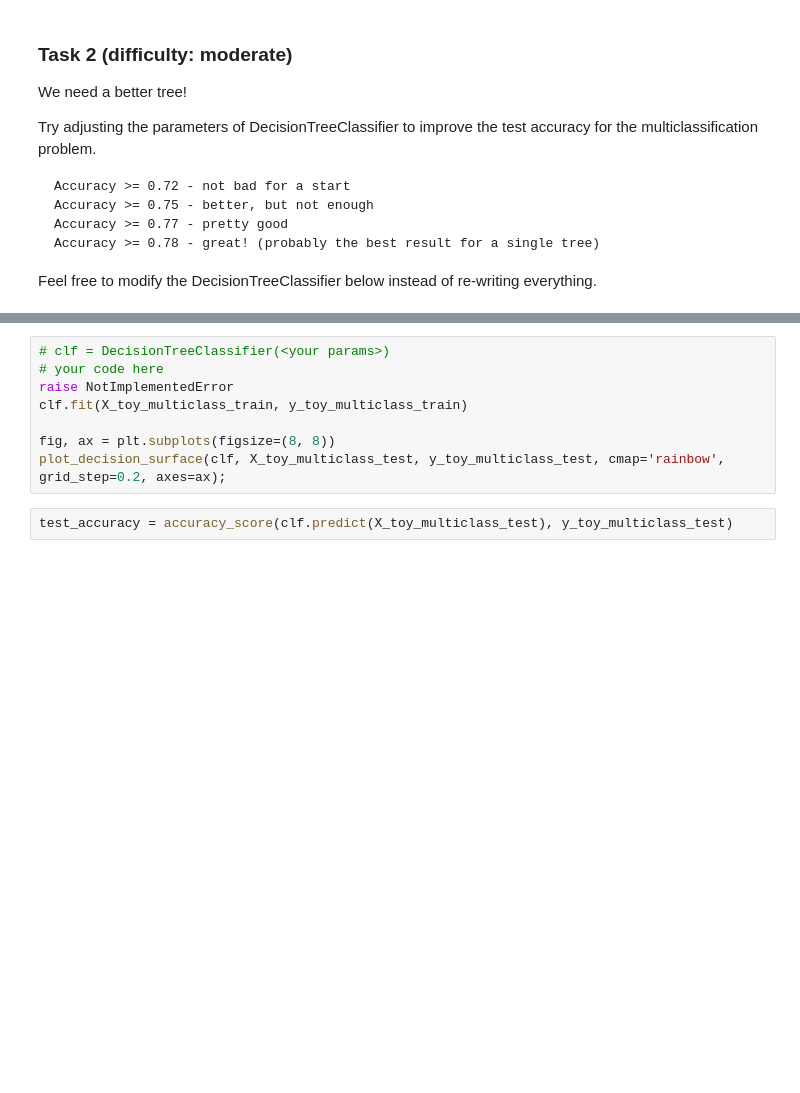
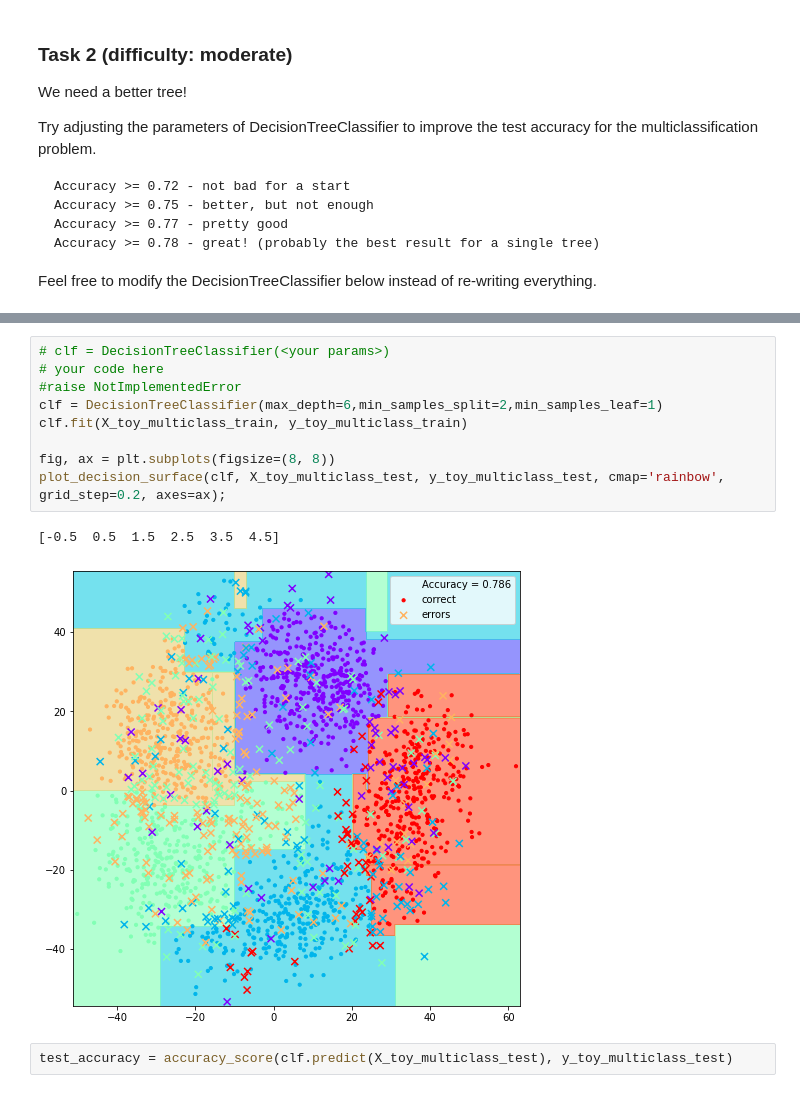
Before and after one commit to postolache/onboarding-ml, a Jupyter notebook: 03. Classification and Decision Trees/decision-trees.ipynb, the cells around one changed output, grey strips where cells are left out. Cells and saved outputs as stored; diff of their text form; blank space fills up the shorter version.

```diff
--- a/03. Classification and Decision Trees/decision-trees.ipynb
+++ b/03. Classification and Decision Trees/decision-trees.ipynb
@@ -155,11 +185,15 @@ plot_decision_surface(clf, X_toy_multiclass_test, y_toy_multiclass_test, cmap='r
 # %%
 # clf = DecisionTreeClassifier(<your params>)
 # your code here
-raise NotImplementedError
+#raise NotImplementedError
+clf = DecisionTreeClassifier(max_depth=6,min_samples_split=2,min_samples_leaf=1)
 clf.fit(X_toy_multiclass_train, y_toy_multiclass_train)
 
 fig, ax = plt.subplots(figsize=(8, 8))
 plot_decision_surface(clf, X_toy_multiclass_test, y_toy_multiclass_test, cmap='rainbow', grid_step=0.2, axes=ax);
+# %% [output]
+[-0.5  0.5  1.5  2.5  3.5  4.5]
+[figure, added]
 # %%
 test_accuracy = accuracy_score(clf.predict(X_toy_multiclass_test), y_toy_multiclass_test)
 # %%
```
Also changed, not shown: parts of 7 cells of this notebook.
